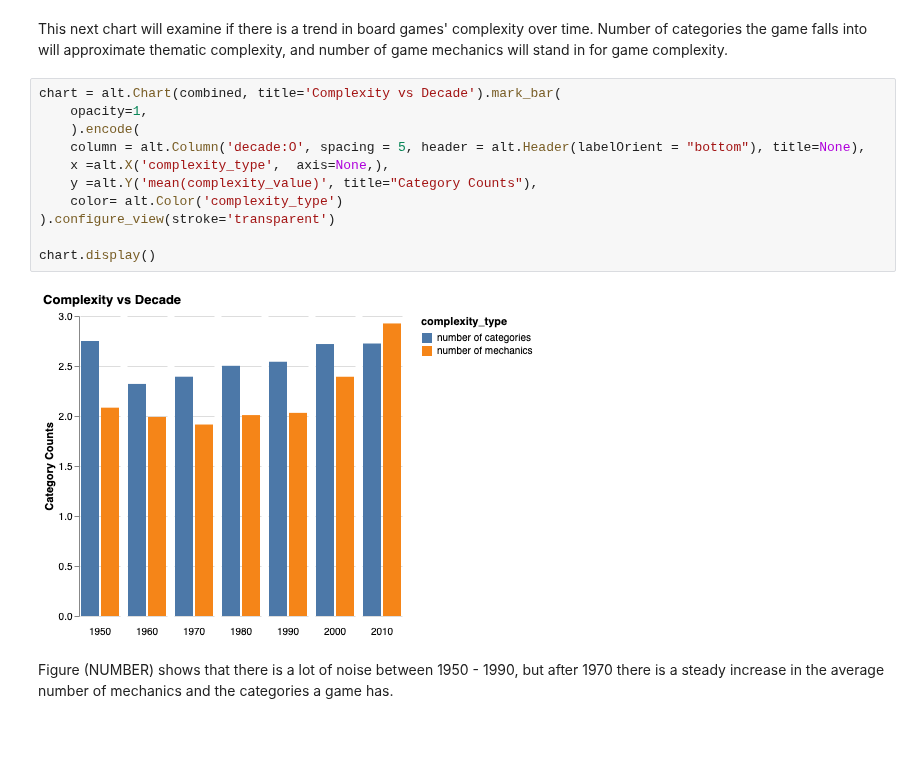
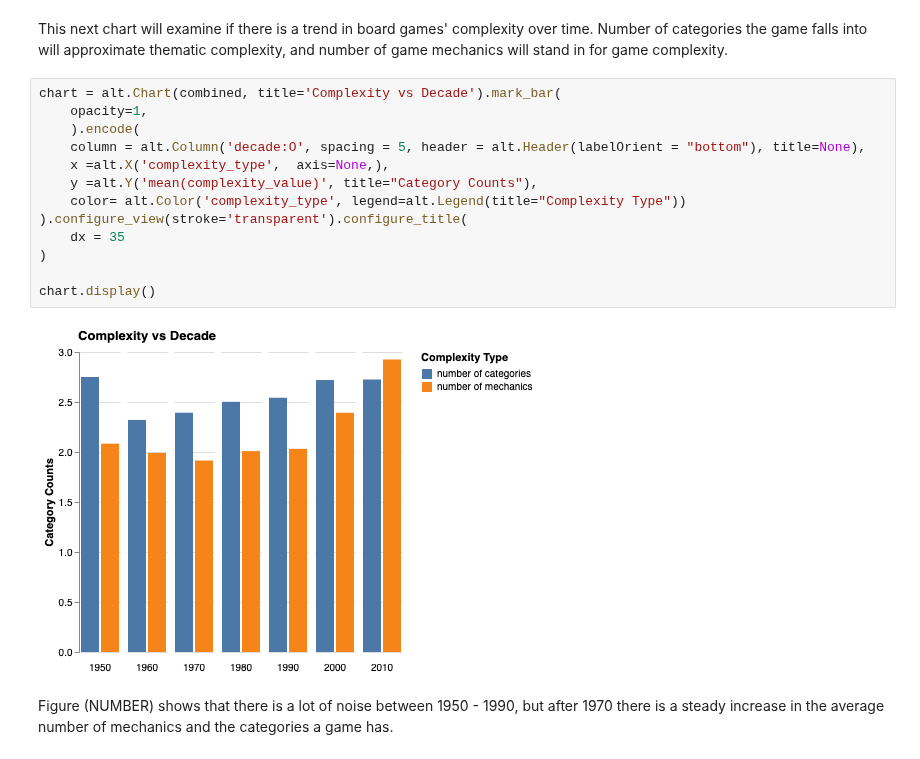
Before and after one commit to ubco-mds-2020-labs/data-550-project2-group-14, a Jupyter notebook: boardgame_EDA_2.ipynb, the cells around one changed output. Cells and saved outputs as stored; diff of their text form.

```diff
--- a/boardgame_EDA_2.ipynb
+++ b/boardgame_EDA_2.ipynb
@@ -329,16 +329,18 @@ This next chart will examine if there is a trend in board games' complexity over
 # %%
 chart = alt.Chart(combined, title='Complexity vs Decade').mark_bar(
     opacity=1,
     ).encode(
     column = alt.Column('decade:O', spacing = 5, header = alt.Header(labelOrient = "bottom"), title=None),
     x =alt.X('complexity_type',  axis=None,),
     y =alt.Y('mean(complexity_value)', title="Category Counts"),
-    color= alt.Color('complexity_type')
-).configure_view(stroke='transparent')
+    color= alt.Color('complexity_type', legend=alt.Legend(title="Complexity Type"))
+).configure_view(stroke='transparent').configure_title(
+    dx = 35
+)
 
 chart.display()
 # %% [output]
-[figure, old version]
+[figure, new version]
 # %% [markdown]
 Figure (NUMBER) shows that there is a lot of noise between 1950 - 1990, but after 1970 there is a steady increase in the average number of mechanics and the categories a game has.
 # %% [markdown]
```
Also changed, not shown: parts of 1 cell of this notebook.
